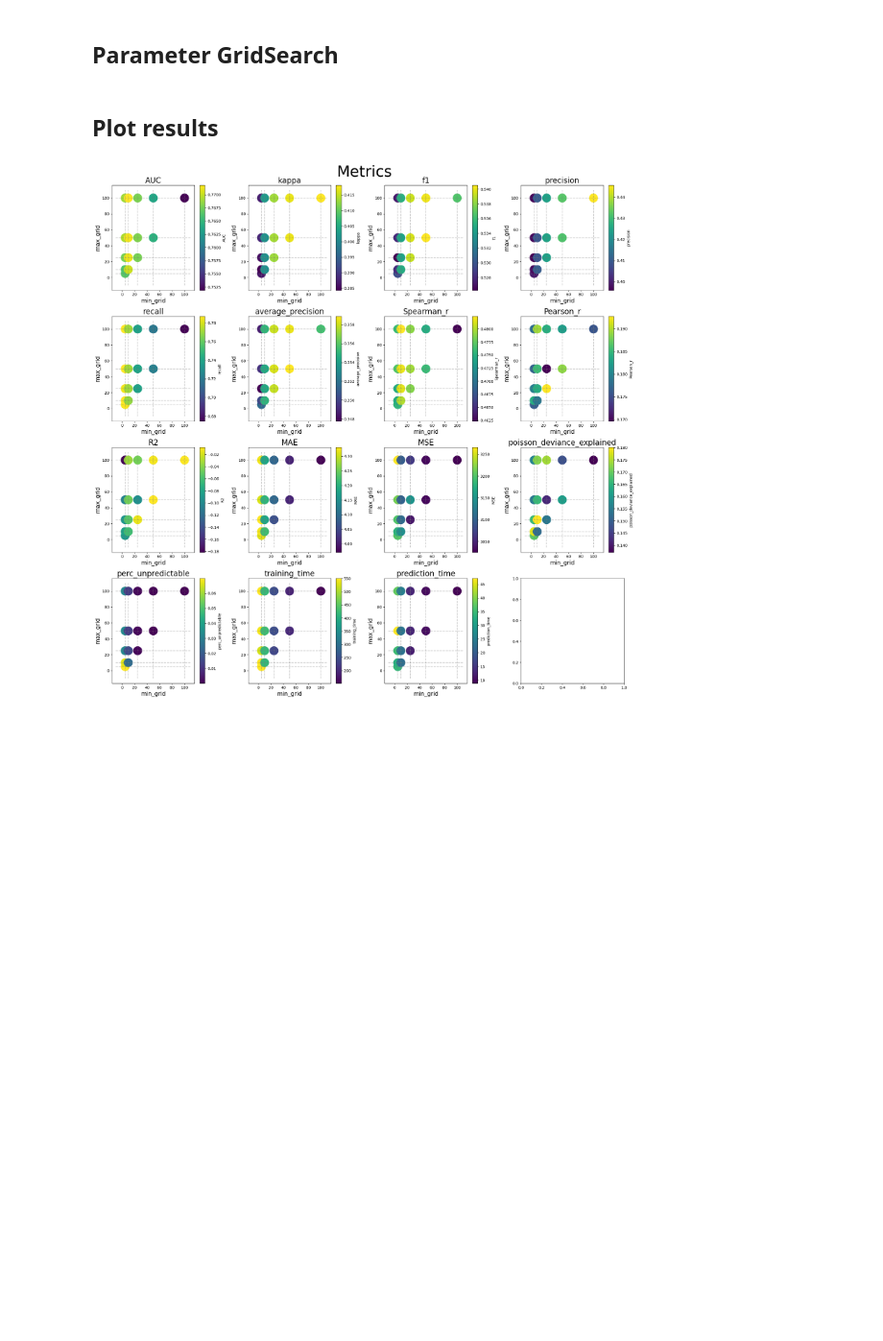
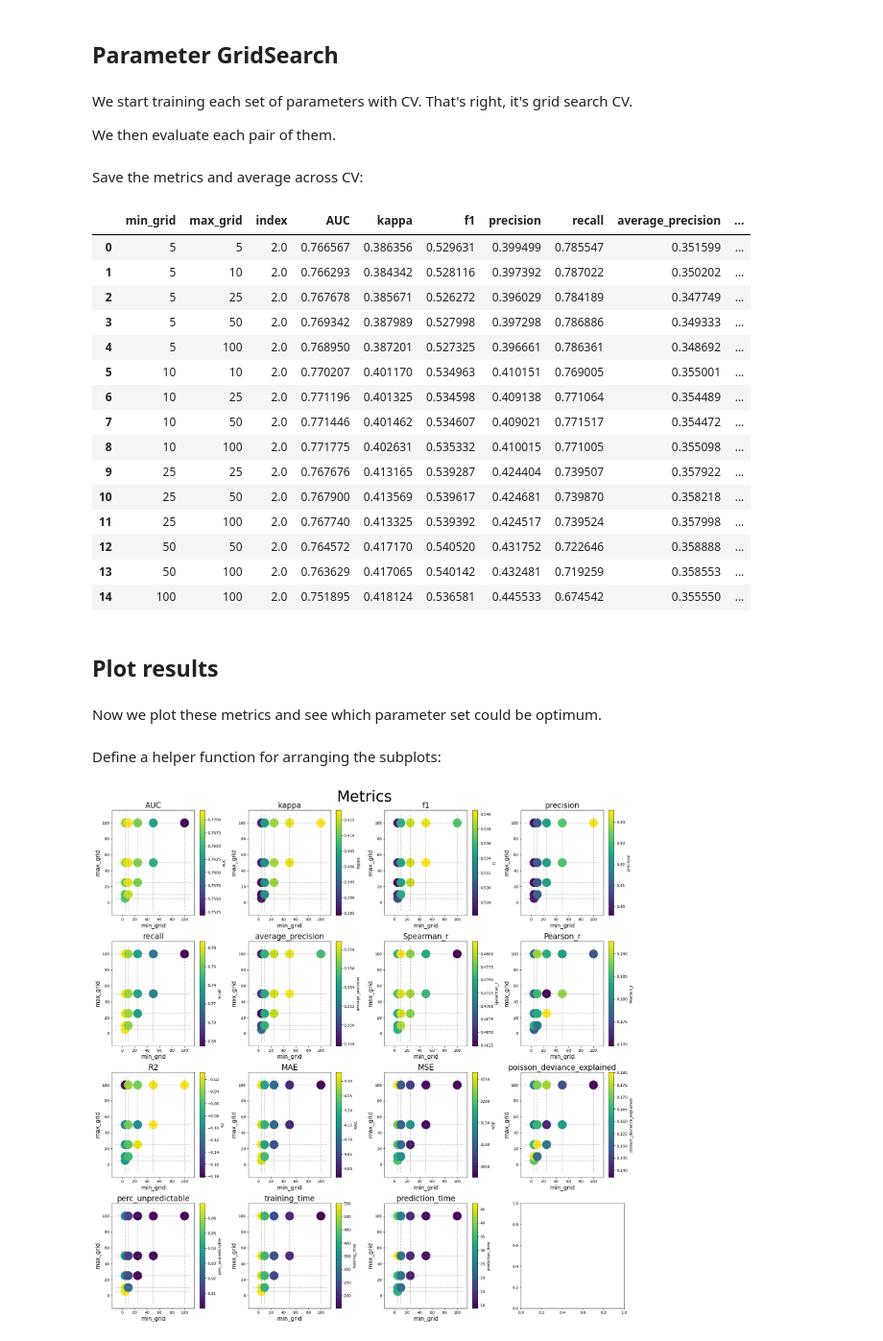
Before and after one commit to chenyangkang/stemflow, a Jupyter notebook: docs/Examples/07.Optimizing_Stixel_Size.ipynb, the cells around one changed output. Shown at 96% size. Cells and saved outputs as stored; diff of their text form; code cells hidden in the pictures; blank space fills up the shorter version.

```diff
--- a/docs/Examples/07.Optimizing_Stixel_Size.ipynb
+++ b/docs/Examples/07.Optimizing_Stixel_Size.ipynb
@@ -66,5 +101,6 @@ min_grids, max_grids = np.meshgrid(min_grid_list, max_grid_list)
 min_grids_pr = min_grids.flatten()
 max_grids_pr = max_grids.flatten()
 # %%
-min_grids = list(np.array([[a,b] for a,b in zip(min_grids_pr, max_grids_pr) if not a>b])[:,0])
-max_grids = list(np.array([[a,b] for a,b in zip(min_grids_pr, max_grids_pr) if not a>b])[:,1])
+meshed = np.array([[a,b] for a,b in zip(min_grids_pr, max_grids_pr) if not a>b])
+min_grids = list(meshed[:,0])
+max_grids = list(meshed[:,1])
@@ -92,6 +130,10 @@ def make_model(min_grid, max_grid):
     return model
 # %% [markdown]
 ## Parameter GridSearch
+# %% [markdown]
+We start training each set of parameters with CV. That's right, it's grid search CV.
+
+We then evaluate each pair of them.
 # %%
 metrics_list = []
 
@@ -144,12 +186,37 @@ for min_grid, max_grid in tqdm(zip(min_grids, max_grids), total=len(min_grids)):
     one_set_list = pd.DataFrame(one_set_list)
     one_set_list.to_csv(f'./grid_size_CV_{min_grid}_{max_grid}.csv', index=False)
     metrics_list.append(one_set_list)
+# %% [markdown]
+Save the metrics and average across CV:
 # %%
 metrics_df = pd.concat(metrics_list, axis=0).reset_index(drop=False)
 metrics_df.to_csv(f'./grid_size_CV_all.csv', index=False)
 mean_metrics_df = metrics_df.groupby(['min_grid','max_grid']).mean().reset_index()
+# %%
+mean_metrics_df
+# %% [output]
+|  | min_grid | max_grid | index | AUC | kappa | f1 | precision | recall | average_precision | ... |
+| 0 | 5 | 5 | 2.0 | 0.766567 | 0.386356 | 0.529631 | 0.399499 | 0.785547 | 0.351599 | ... |
+| 1 | 5 | 10 | 2.0 | 0.766293 | 0.384342 | 0.528116 | 0.397392 | 0.787022 | 0.350202 | ... |
+| 2 | 5 | 25 | 2.0 | 0.767678 | 0.385671 | 0.526272 | 0.396029 | 0.784189 | 0.347749 | ... |
+| 3 | 5 | 50 | 2.0 | 0.769342 | 0.387989 | 0.527998 | 0.397298 | 0.786886 | 0.349333 | ... |
+| 4 | 5 | 100 | 2.0 | 0.768950 | 0.387201 | 0.527325 | 0.396661 | 0.786361 | 0.348692 | ... |
+| 5 | 10 | 10 | 2.0 | 0.770207 | 0.401170 | 0.534963 | 0.410151 | 0.769005 | 0.355001 | ... |
+| 6 | 10 | 25 | 2.0 | 0.771196 | 0.401325 | 0.534598 | 0.409138 | 0.771064 | 0.354489 | ... |
+| 7 | 10 | 50 | 2.0 | 0.771446 | 0.401462 | 0.534607 | 0.409021 | 0.771517 | 0.354472 | ... |
+| 8 | 10 | 100 | 2.0 | 0.771775 | 0.402631 | 0.535332 | 0.410015 | 0.771005 | 0.355098 | ... |
+| 9 | 25 | 25 | 2.0 | 0.767676 | 0.413165 | 0.539287 | 0.424404 | 0.739507 | 0.357922 | ... |
+| 10 | 25 | 50 | 2.0 | 0.767900 | 0.413569 | 0.539617 | 0.424681 | 0.739870 | 0.358218 | ... |
+| 11 | 25 | 100 | 2.0 | 0.767740 | 0.413325 | 0.539392 | 0.424517 | 0.739524 | 0.357998 | ... |
+| 12 | 50 | 50 | 2.0 | 0.764572 | 0.417170 | 0.540520 | 0.431752 | 0.722646 | 0.358888 | ... |
+| 13 | 50 | 100 | 2.0 | 0.763629 | 0.417065 | 0.540142 | 0.432481 | 0.719259 | 0.358553 | ... |
+| 14 | 100 | 100 | 2.0 | 0.751895 | 0.418124 | 0.536581 | 0.445533 | 0.674542 | 0.355550 | ... |
 # %% [markdown]
 ## Plot results
+# %% [markdown]
+Now we plot these metrics and see which parameter set could be optimum.
+# %% [markdown]
+Define a helper function for arranging the subplots:
 # %%
 def find_the_best_gridding(len_fig, column=None):
 
```
Also changed, not shown: parts of 25 cells of this notebook, 7 other files.
